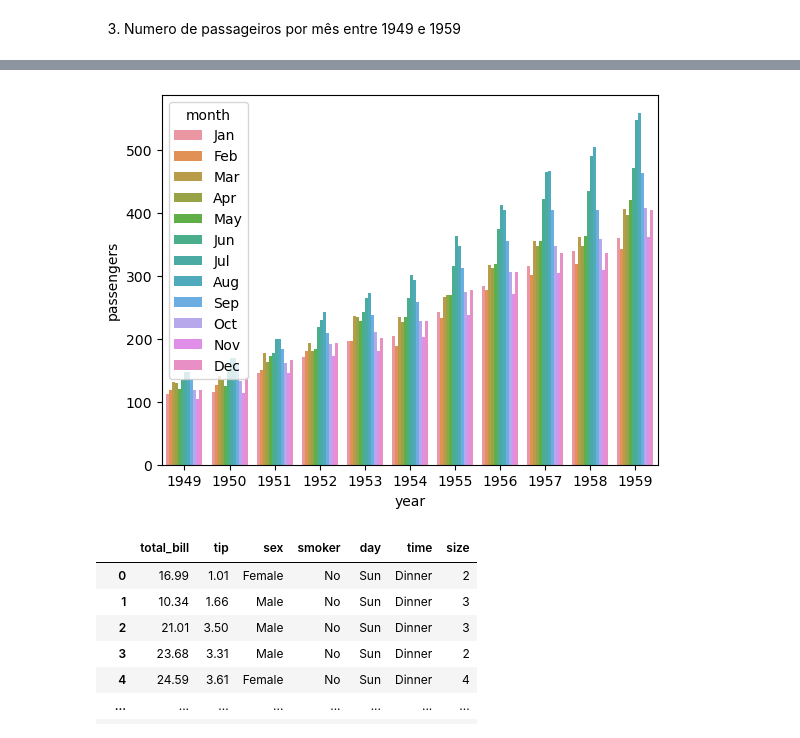
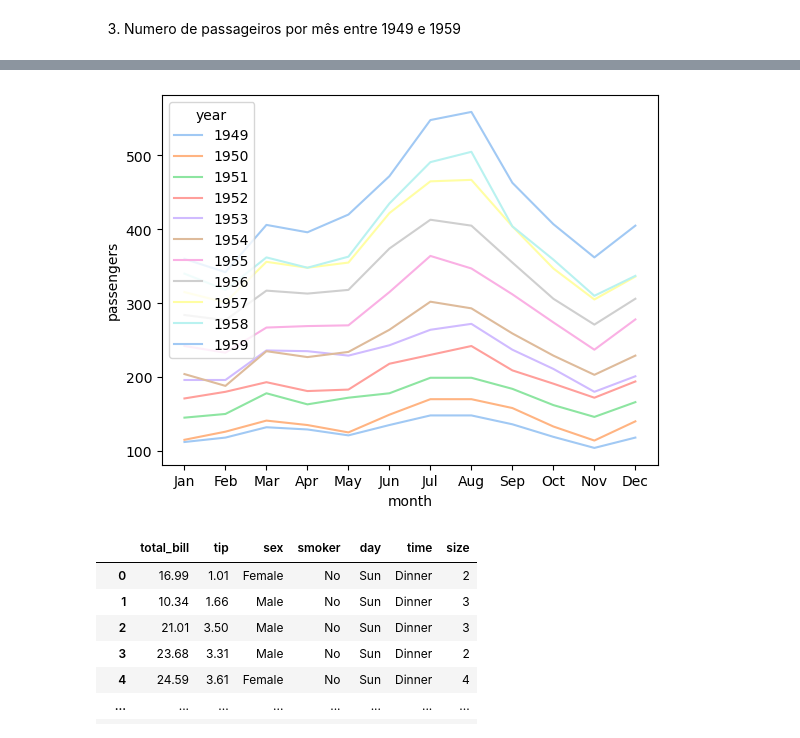
Before and after one commit to jhonatanpaz95/analise-de-dados, a Jupyter notebook: Seaborn/Seaborn.ipynb, the cells around one changed output, grey strips where cells are left out. Drawn from its saved outputs; the diff is of its cells as text; code cells hidden in the pictures.

```diff
--- a/Seaborn/Seaborn.ipynb
+++ b/Seaborn/Seaborn.ipynb
@@ -83,7 +73,7 @@ passageiros = data.query('year <= 1959')
 # %%
-grafico = sns.barplot(data=passageiros, x='year',y='passengers', hue='month')
+grafico = sns.lineplot(data=passageiros, x='month',y='passengers', hue='year', palette='pastel')
 # %% [output]
-[figure, old version]
+[figure, new version]
 # %%
 tips = sns.load_dataset("tips")
 tips
```
Also changed, not shown: parts of 4 cells of this notebook.
